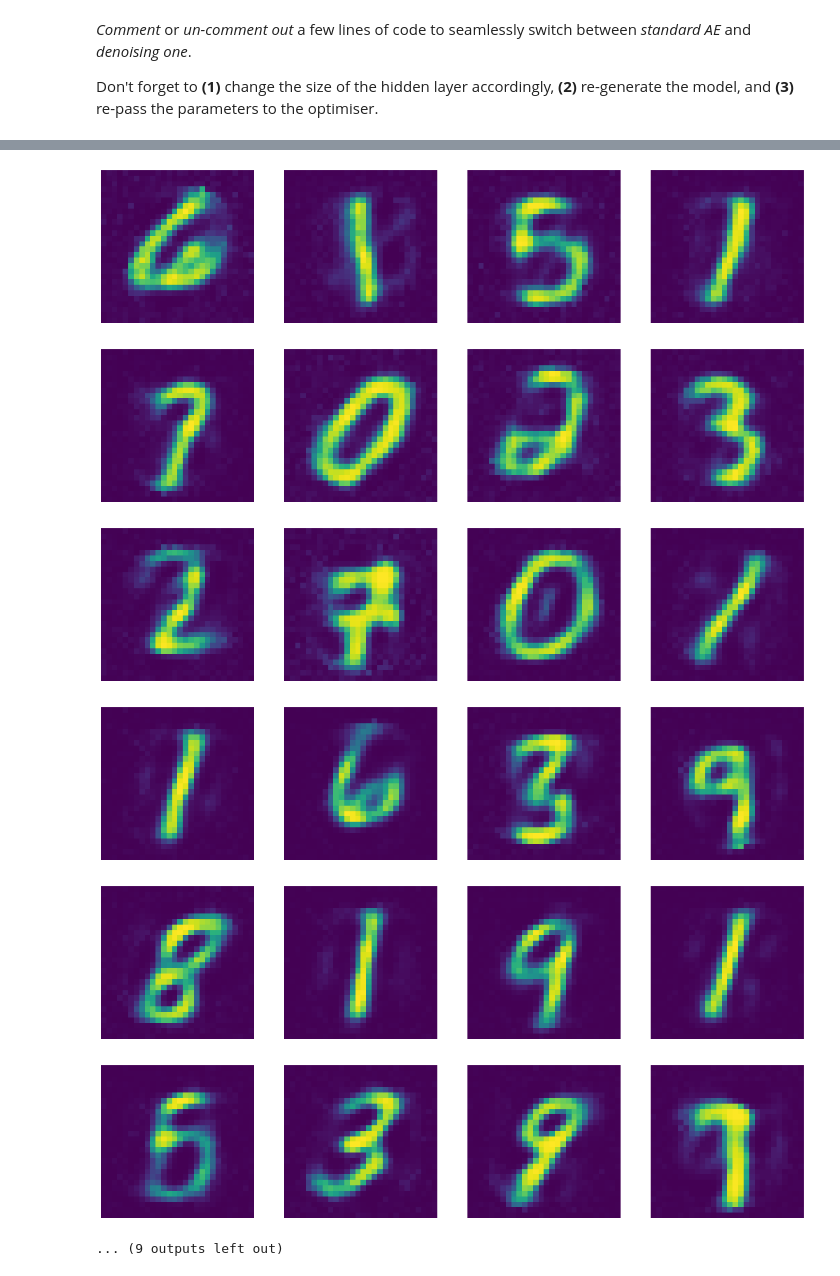
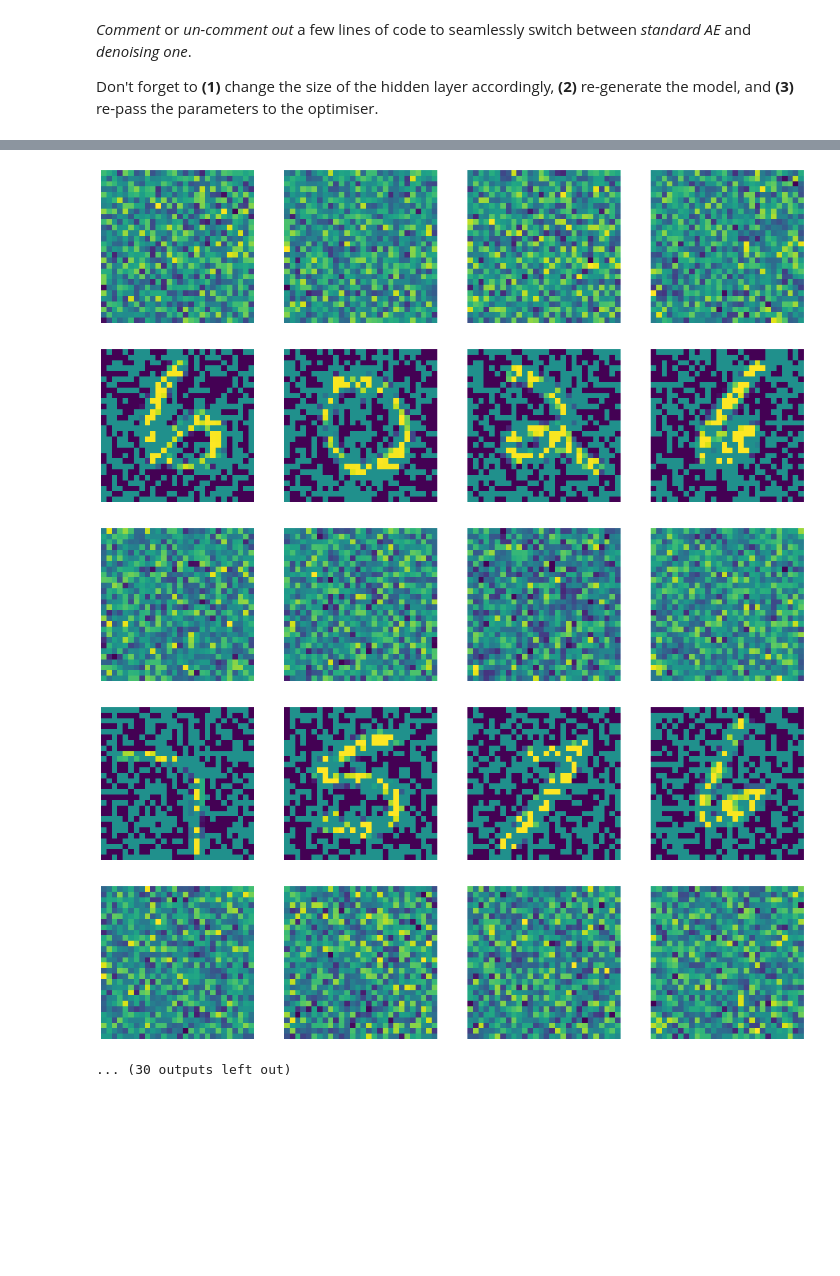
Before and after one commit to gfugante/pytorch-Deep-Learning, a Jupyter notebook: 10-autoencoder.ipynb, the cells around one changed output, grey strips where cells are left out. Saved outputs shown, nothing was run; the diff lists cells and outputs as text; code cells hidden in the pictures; blank space fills up the shorter version.

```diff
--- a/10-autoencoder.ipynb
+++ b/10-autoencoder.ipynb
@@ -51,8 +51,8 @@ device = torch.device("cuda:0" if torch.cuda.is_available() else "cpu")
 # Define model architecture and reconstruction loss
 
 # n = 28 x 28 = 784
-d = 30  # for standard AE (under-complete hidden layer)
-# d = 500  # for denoising AE (over-complete hidden layer)
+#d = 30  # for standard AE (under-complete hidden layer)
+d = 500  # for denoising AE (over-complete hidden layer)
 
 class Autoencoder(nn.Module):
     def __init__(self):
@@ -90,16 +90,16 @@ Don't forget to **(1)** change the size of the hidden layer accordingly, **(2)**
 # Train standard or denoising autoencoder (AE)
 
 num_epochs = 20
-# do = nn.Dropout()  # comment out for standard AE
+do = nn.Dropout()  # comment out for standard AE
 for epoch in range(num_epochs):
     for data in dataloader:
         img, _ = data
         img = img.to(device)
         img = img.view(img.size(0), -1)
-        # noise = do(torch.ones(img.shape)).to(device)
-        # img_bad = (img * noise).to(device)  # comment out for standard AE
+        noise = do(torch.ones(img.shape)).to(device)
+        img_bad = (img * noise).to(device)  # comment out for standard AE
         # ===================forward=====================
-        output = model(img)  # feed <img> (for std AE) or <img_bad> (for denoising AE)
+        output = model(img_bad)  # feed <img> (for std AE) or <img_bad> (for denoising AE)
         loss = criterion(output, img.data)
         # ===================backward====================
         optimizer.zero_grad()
@@ -107,5 +107,5 @@ for epoch in range(num_epochs):
         optimizer.step()
     # ===================log========================
     print(f'epoch [{epoch + 1}/{num_epochs}], loss:{loss.item():.4f}')
-    display_images(None, output)  # pass (None, output) for std AE, (img_bad, output) for denoising AE
+    display_images(img_bad, output)  # pass (None, output) for std AE, (img_bad, output) for denoising AE
 # %% [output]
@@ -137,10 +137,9 @@ epoch [20/20], loss:0.0604
-[figure, old version]
+[figure, new version]
-[figure, old version]
+[figure, new version]
-[figure, old version]
+[figure, new version]
-[figure, old version]
+[figure, new version]
-[figure, old version]
+[figure, new version]
-[figure, removed]
-... (9 outputs left out)
+... (30 outputs left out)
 # %%
 # Visualise a few kernels of the encoder
 
```
Also changed, not shown: parts of 3 cells of this notebook.
